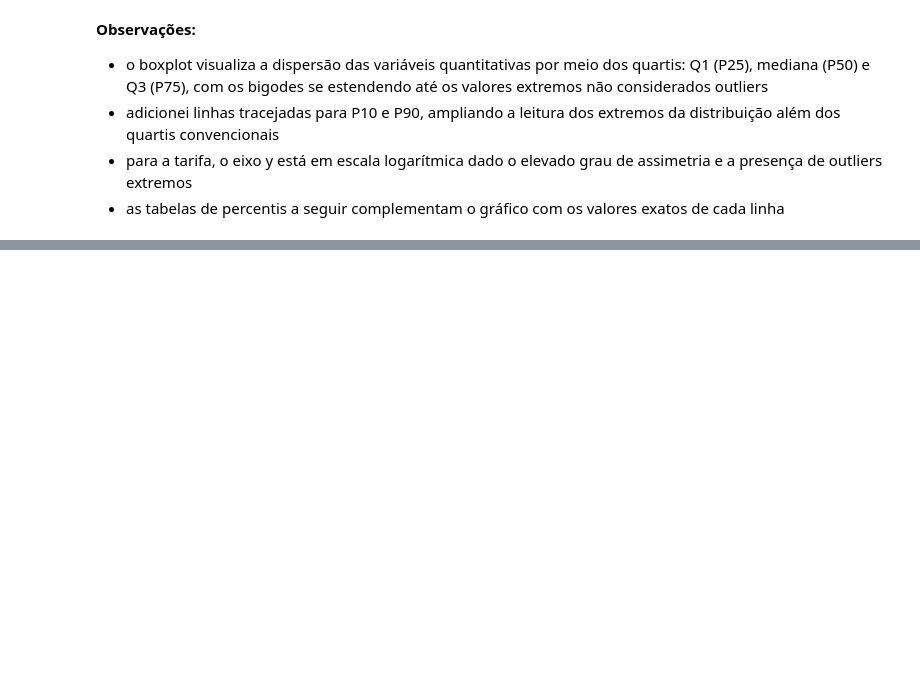
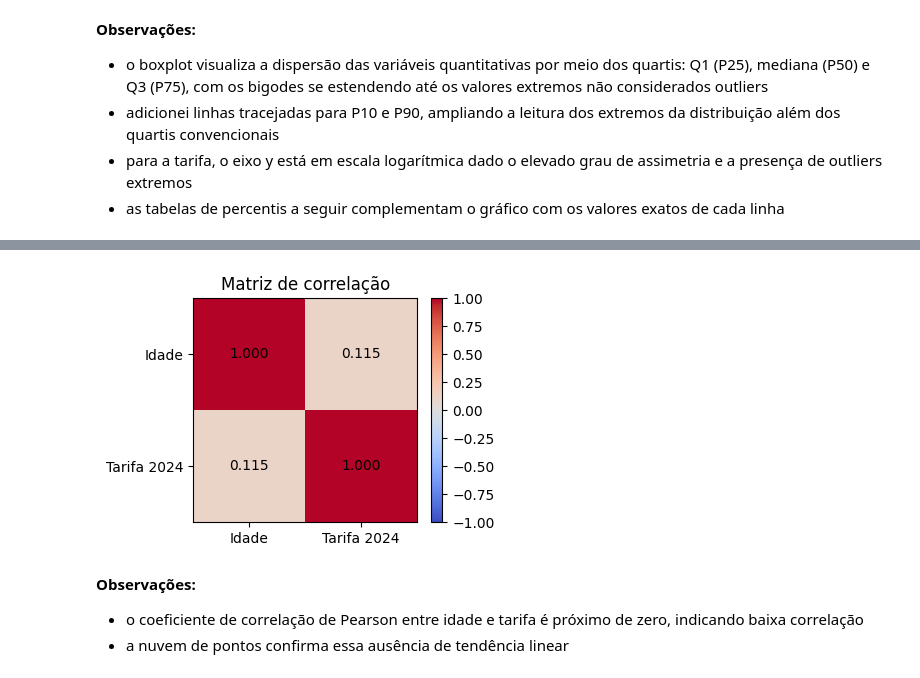
Before and after one commit to heitorctmba/MBA-01-estatistica-projeto_final, a Jupyter notebook: titanic.ipynb, the cells around one changed output, grey strips where cells are left out. Cells and saved outputs as stored; diff of their text form; code cells hidden in the pictures; blank space fills up the shorter version.

```diff
--- a/titanic.ipynb
+++ b/titanic.ipynb
@@ -688,0 +717,20 @@ Tabela 3.8.3 — Percentis da Tarifa 2024
+# %%
+corr = titanic_df[["Idade", "Tarifa 2024"]].corr()
+
+fig, ax = plt.subplots(figsize=(4, 3))
+im = ax.imshow(corr, cmap="coolwarm", vmin=-1, vmax=1)
+plt.colorbar(im, ax=ax)
+ax.set_xticks(range(len(corr.columns)), corr.columns)
+ax.set_yticks(range(len(corr.index)), corr.index)
+for i in range(len(corr)):
+    for j in range(len(corr.columns)):
+        ax.text(j, i, f"{corr.iloc[i, j]:.3f}", ha="center", va="center", color="black")
+ax.set_title("Matriz de correlação")
+plt.tight_layout()
+plt.show()
+# %% [output]
+[figure, added]
+# %% [markdown]
+**Observações:**
+- o coeficiente de correlação de Pearson entre idade e tarifa é próximo de zero, indicando baixa correlação
+- a nuvem de pontos confirma essa ausência de tendência linear
```
Also changed, not shown: parts of 3 cells of this notebook.
